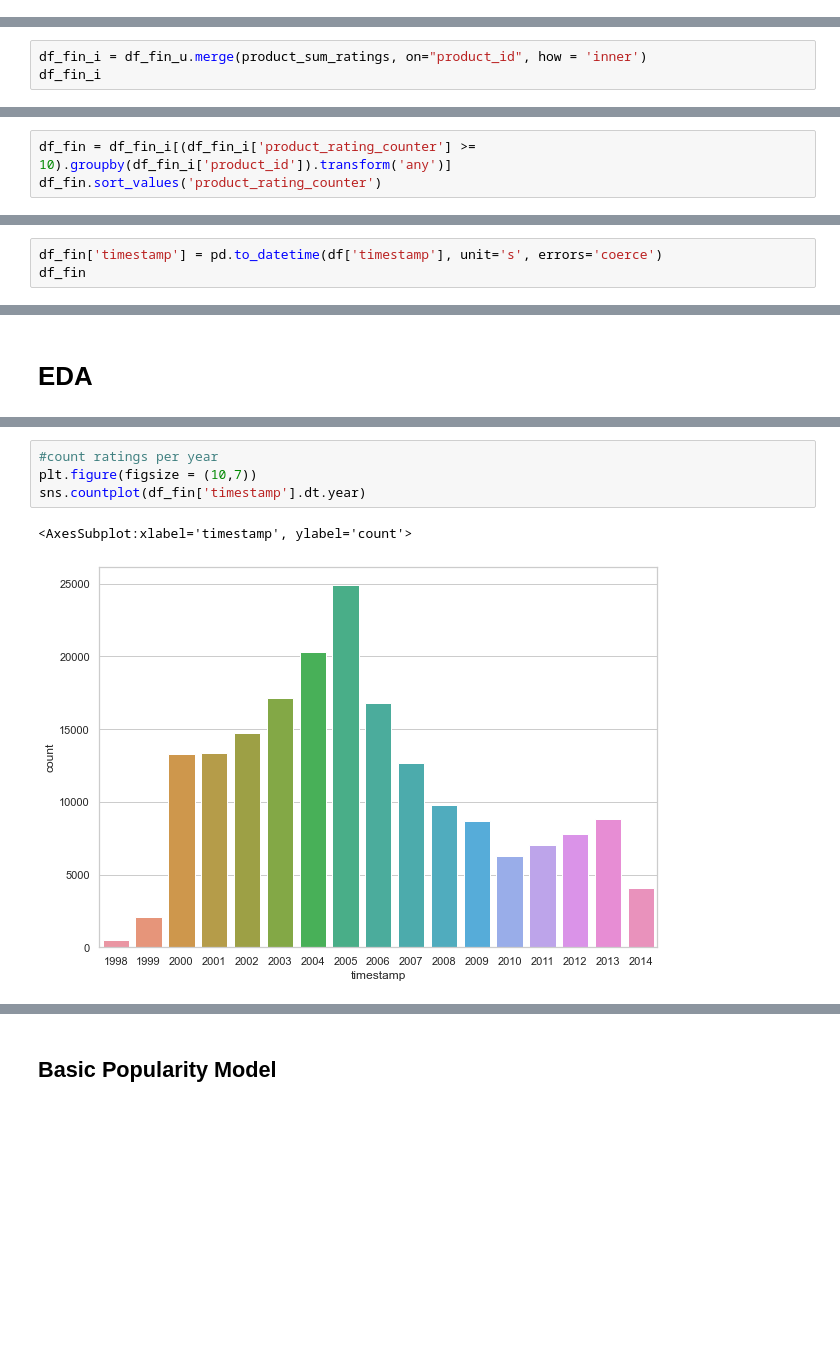
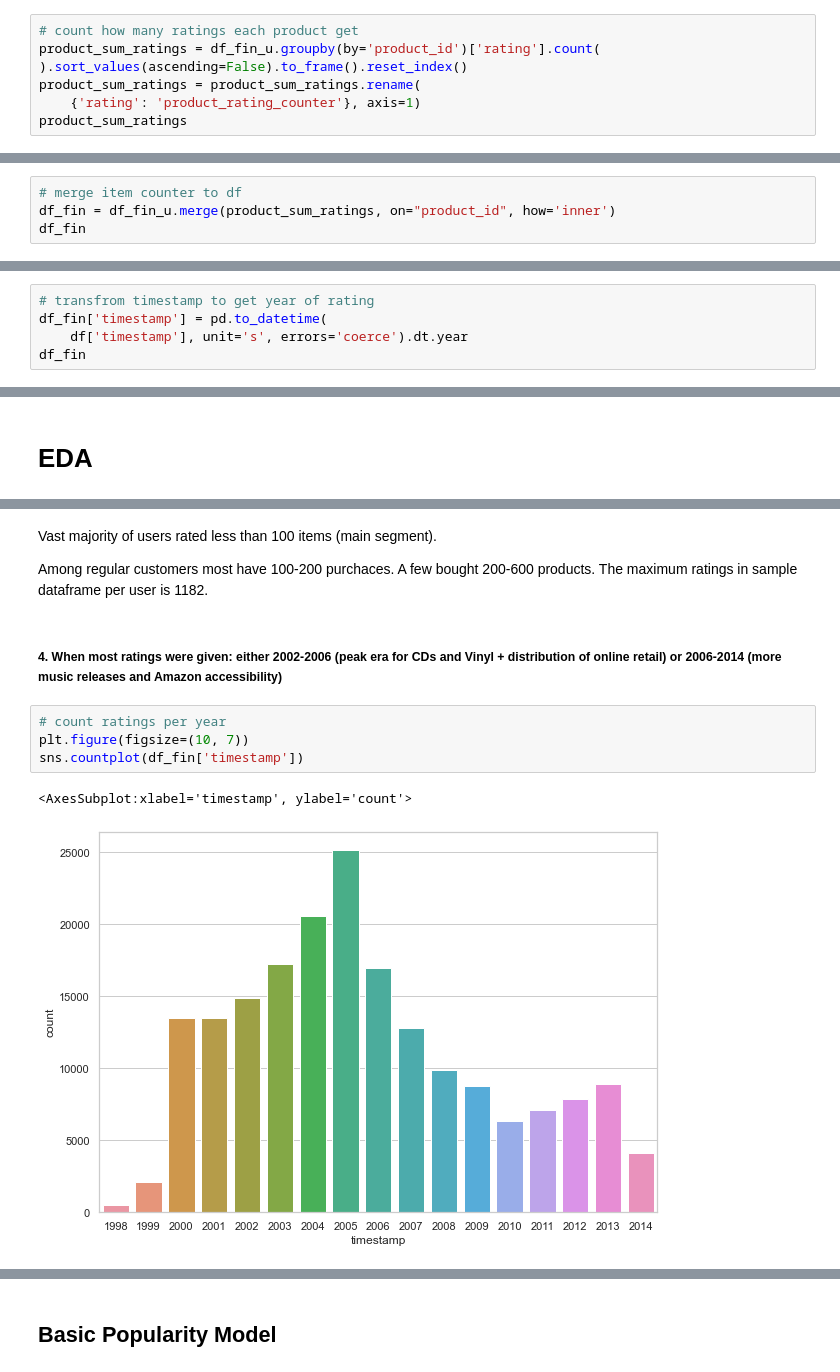
Before and after one commit to ambdash/Amazon-RecSys, a Jupyter notebook: Amazon_RecSys.ipynb, the cells around one changed output, grey strips where cells are left out. Cells and saved outputs as stored; diff of their text form; blank space fills up the shorter version.

```diff
--- a/Amazon_RecSys.ipynb
+++ b/Amazon_RecSys.ipynb
@@ -174,0 +213,7 @@ product_sum_ratings
+# %%
+# count how many ratings each product get
+product_sum_ratings = df_fin_u.groupby(by='product_id')['rating'].count(
+).sort_values(ascending=False).to_frame().reset_index()
+product_sum_ratings = product_sum_ratings.rename(
+    {'rating': 'product_rating_counter'}, axis=1)
+product_sum_ratings
@@ -175,6 +234,7 @@ product_sum_ratings
 # %%
-df_fin_i = df_fin_u.merge(product_sum_ratings, on="product_id", how = 'inner')
-df_fin_i
+# merge item counter to df
+df_fin = df_fin_u.merge(product_sum_ratings, on="product_id", how='inner')
+df_fin
 # %% [output]
 |  | user_id | product_id | rating | timestamp | user_rating_counter | product_rating_counter |
 | 0 | A2GANR9I6XHTU9 | 0780018664 | 4.0 | 1169337600 | 38 | 21 |
@@ -202,3 +251,0 @@ dtype: int64
-# %%
-df_fin = df_fin_i[(df_fin_i['product_rating_counter'] >= 10).groupby(df_fin_i['product_id']).transform('any')]
-df_fin.sort_values('product_rating_counter')
@@ -229,4 +262,6 @@ dtype: int64
 # %%
-df_fin['timestamp'] = pd.to_datetime(df['timestamp'], unit='s', errors='coerce')
+# transfrom timestamp to get year of rating
+df_fin['timestamp'] = pd.to_datetime(
+    df['timestamp'], unit='s', errors='coerce').dt.year
 df_fin
 # %% [output]
@@ -325,10 +365,16 @@ ax.set(xlim=(10, 1200))
 plt.show()
 # %% [output]
 [figure]
+# %% [markdown]
+Vast majority of users rated less than 100 items (main segment).
+
+Among regular customers most have 100-200 purchaces. A few bought 200-600 products. The maximum ratings in sample dataframe per user is 1182.
+# %% [markdown]
+##### 4. When most ratings were given: either 2002-2006 (peak era for CDs and Vinyl + distribution of online retail) or 2006-2014 (more music releases and Amazon accessibility)
 # %%
-#count ratings per year
-plt.figure(figsize = (10,7))
-sns.countplot(df_fin['timestamp'].dt.year)
+# count ratings per year
+plt.figure(figsize=(10, 7))
+sns.countplot(df_fin['timestamp'])
 # %% [output]
 <AxesSubplot:xlabel='timestamp', ylabel='count'>
-[figure, old version]
+[figure, new version]
```
Also changed, not shown: parts of 148 cells of this notebook, 1 other file.
